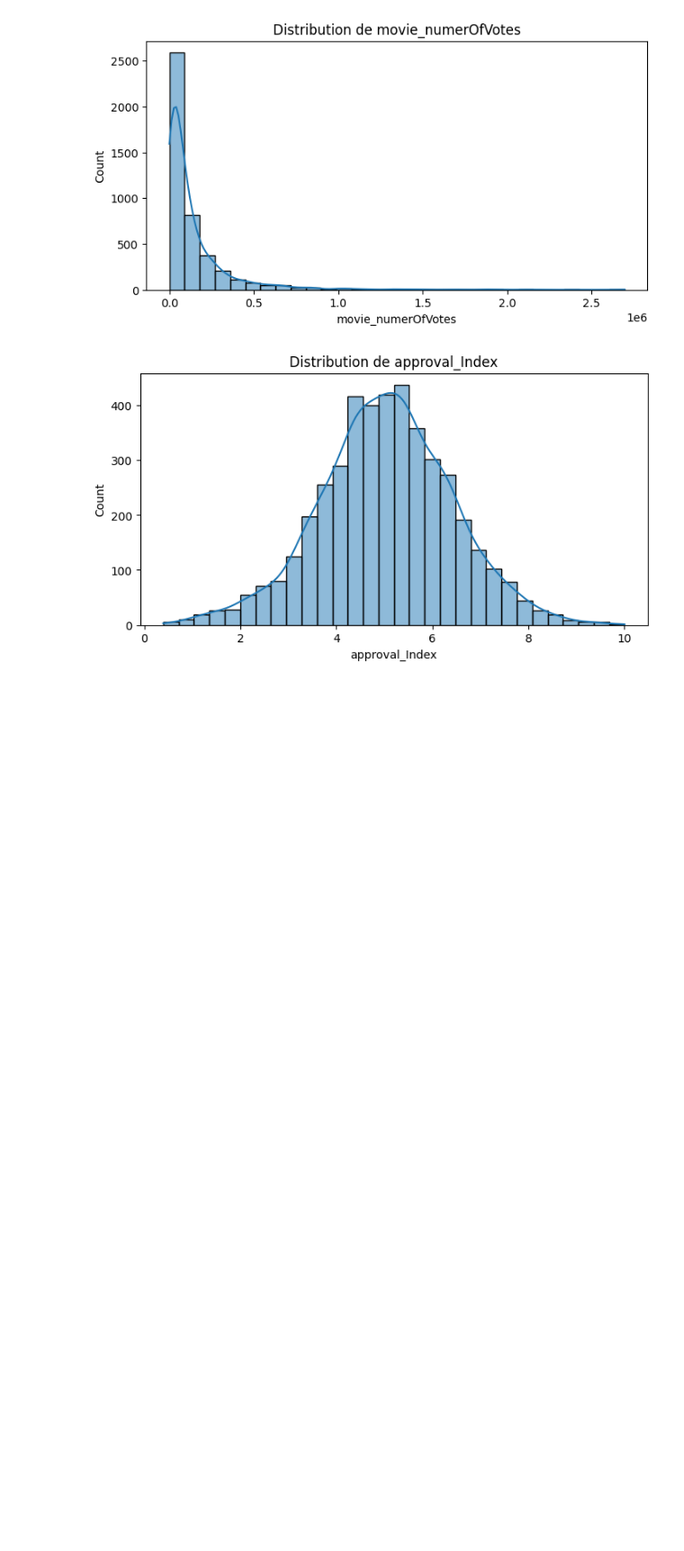
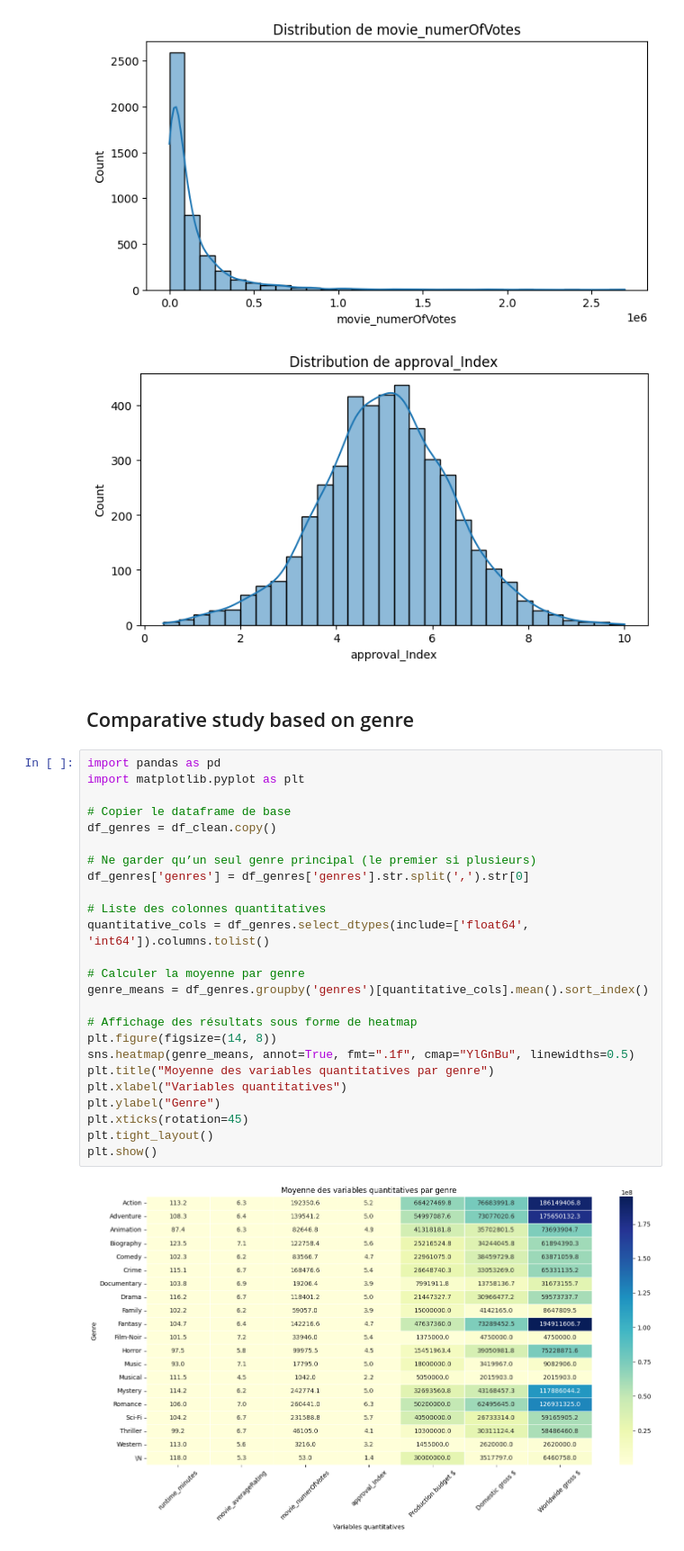
Before and after one commit to salhi-mohamed/CinemaLab, a Jupyter notebook: Untitled-1.ipynb, the cells around one changed output. Shown: that part at 90% size. Drawn from its saved outputs; the diff is of its cells as text; blank space fills up the shorter version.

Commit message:
comparative study

```diff
--- a/Untitled-1.ipynb
+++ b/Untitled-1.ipynb
@@ -179,3 +179,32 @@ for var in quantitative_vars:
 [figure]
 [figure]
 [figure]
+# %% [markdown]
+## Comparative study based on genre
+# %%
+import pandas as pd
+import matplotlib.pyplot as plt
+
+# Copier le dataframe de base
+df_genres = df_clean.copy()
+
+# Ne garder qu’un seul genre principal (le premier si plusieurs)
+df_genres['genres'] = df_genres['genres'].str.split(',').str[0]
+
+# Liste des colonnes quantitatives
+quantitative_cols = df_genres.select_dtypes(include=['float64', 'int64']).columns.tolist()
+
+# Calculer la moyenne par genre
+genre_means = df_genres.groupby('genres')[quantitative_cols].mean().sort_index()
+
+# Affichage des résultats sous forme de heatmap
+plt.figure(figsize=(14, 8))
+sns.heatmap(genre_means, annot=True, fmt=".1f", cmap="YlGnBu", linewidths=0.5)
+plt.title("Moyenne des variables quantitatives par genre")
+plt.xlabel("Variables quantitatives")
+plt.ylabel("Genre")
+plt.xticks(rotation=45)
+plt.tight_layout()
+plt.show()
+# %% [output]
+[figure, added]
```
Also changed, not shown: parts of 4 cells of this notebook, 2 other files.
